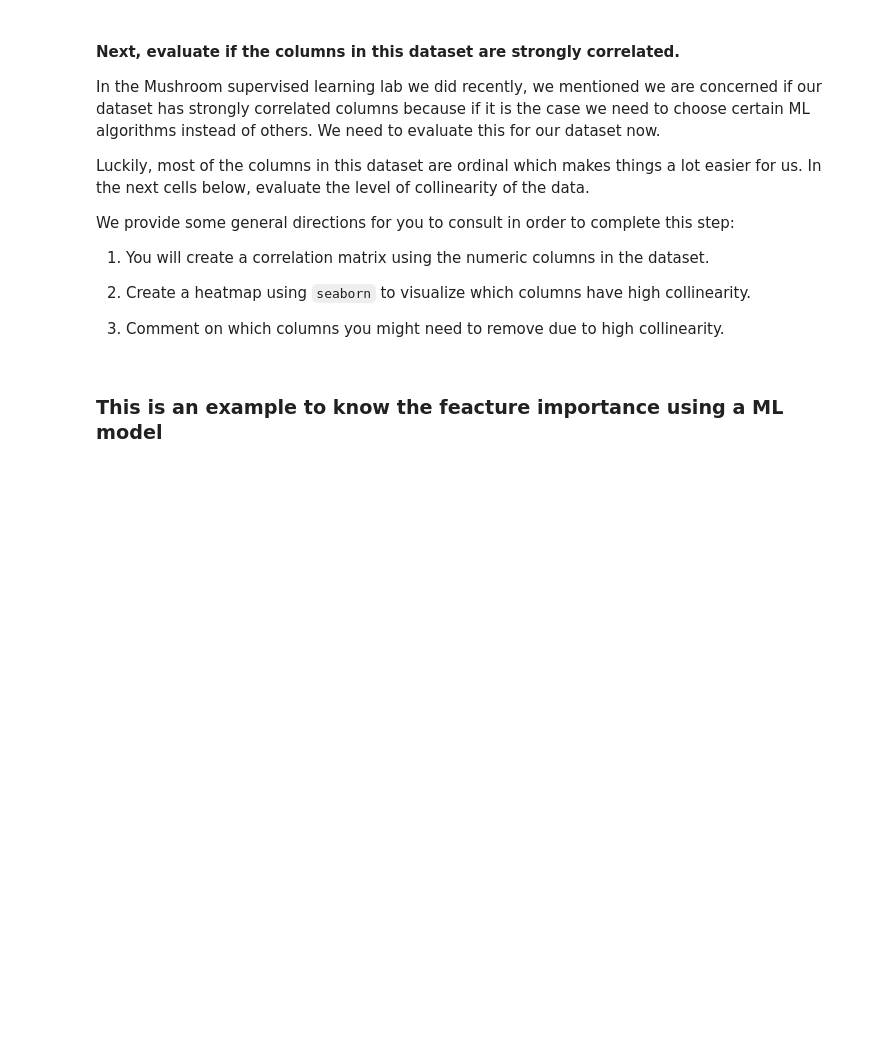
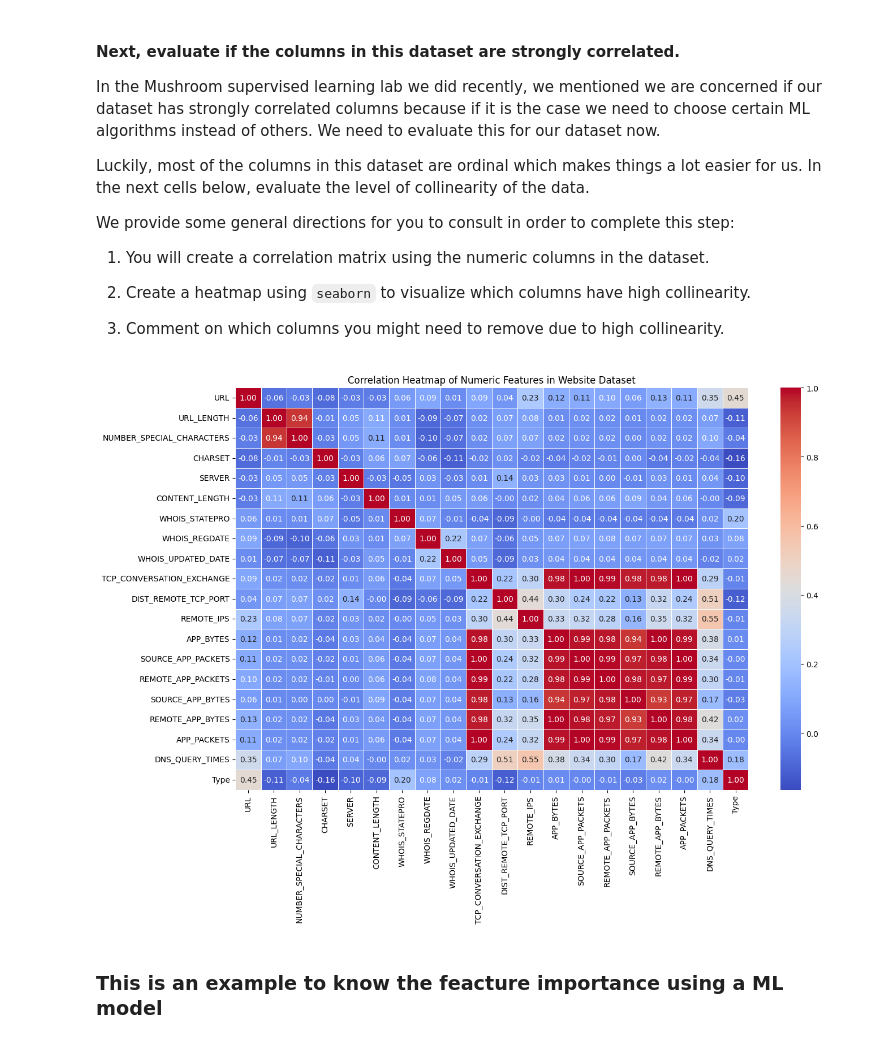
Before and after one commit to steph-crypt/lab-supervised-learning-en, a Jupyter notebook: your-code/main.ipynb, the cells around one changed output. Cells and saved outputs as stored; diff of their text form; code cells hidden in the pictures; blank space fills up the shorter version.

```diff
--- a/your-code/main.ipynb
+++ b/your-code/main.ipynb
@@ -157,3 +224,28 @@ cleaned_websites = websites.dropna()
+# %%
+# Your code here
+import seaborn as sns
+import matplotlib.pyplot as plt
+
+# Drop rows with missing values
+cleaned_websites = websites.dropna()
+
+# Drop constant columns (if any)
+cleaned_websites = cleaned_websites.loc[:, cleaned_websites.nunique() > 1]
+
+# Select only numeric columns
+numeric_data = cleaned_websites.select_dtypes(include=[np.number])
+
+# Compute the correlation matrix
+corr_matrix = numeric_data.corr()
+
+# Create the heatmap
+plt.figure(figsize=(14, 10))
+sns.heatmap(corr_matrix, annot=True, cmap='coolwarm', fmt=".2f", linewidths=0.5)
+plt.title("Correlation Heatmap of Numeric Features in Website Dataset")
+plt.tight_layout()
+plt.show()
+# %% [output]
+[figure, added]
 # %% [markdown]
 ### This is an example to know the feacture importance using a ML model
 # %%
```
Also changed, not shown: parts of 37 cells of this notebook.
